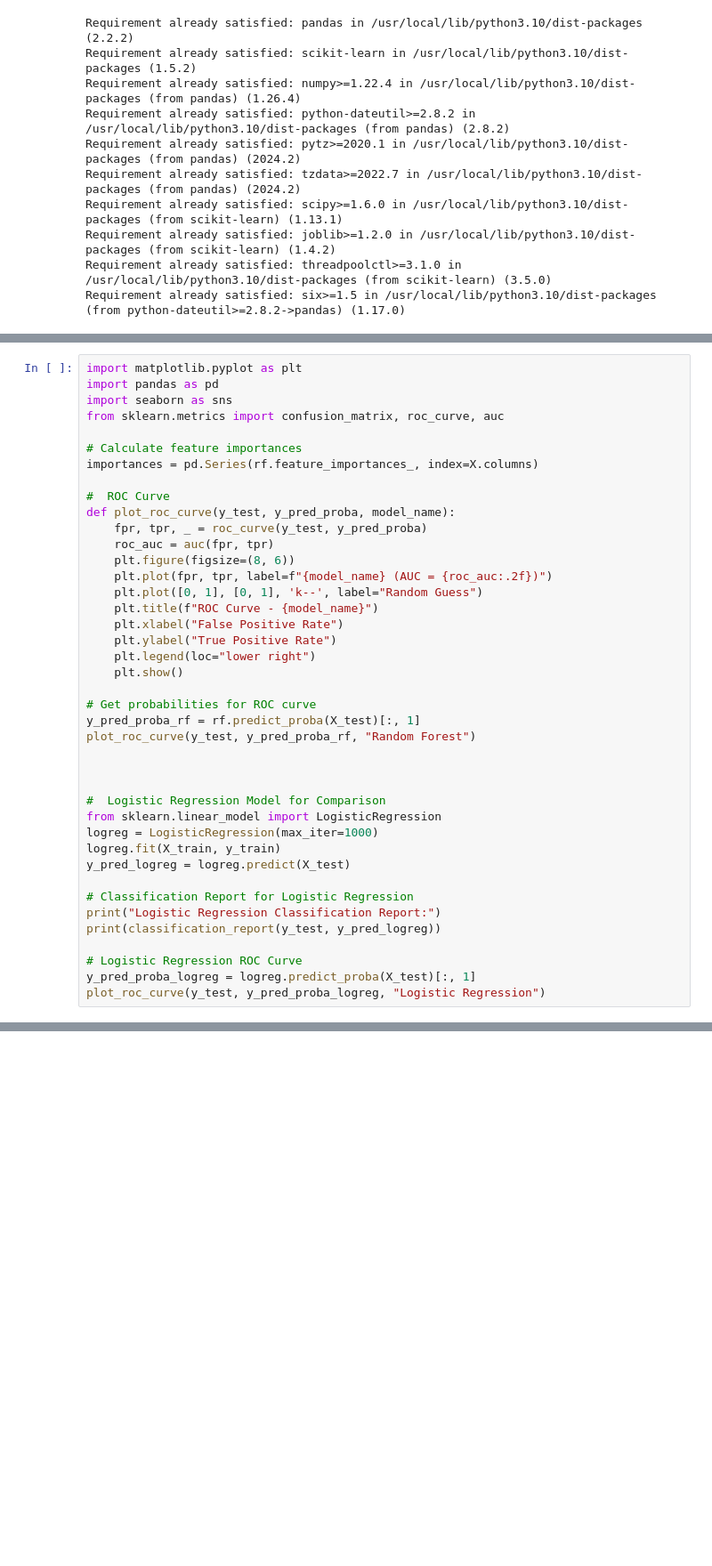
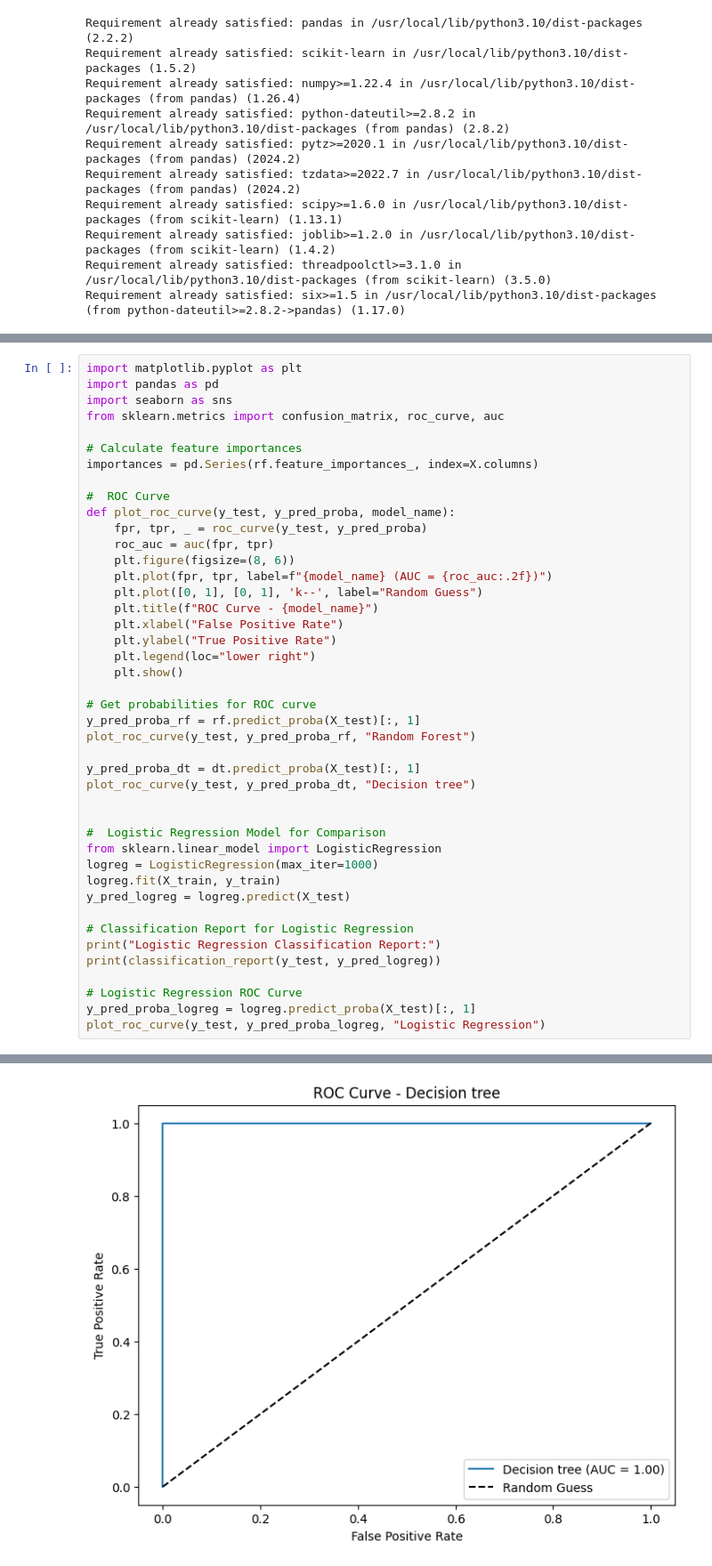
Before and after one commit to Athulkrishna-S/L-and-T, a Jupyter notebook: Customer_churn_prediction.ipynb, the cells around one changed output, grey strips where cells are left out. Shown: that part at 89% size. Saved outputs shown, nothing was run; the diff lists cells and outputs as text; blank space fills up the shorter version.

```diff
--- a/Customer_churn_prediction.ipynb
+++ b/Customer_churn_prediction.ipynb
@@ -107,33 +106,36 @@ def plot_roc_curve(y_test, y_pred_proba, model_name):
     plt.figure(figsize=(8, 6))
     plt.plot(fpr, tpr, label=f"{model_name} (AUC = {roc_auc:.2f})")
     plt.plot([0, 1], [0, 1], 'k--', label="Random Guess")
     plt.title(f"ROC Curve - {model_name}")
     plt.xlabel("False Positive Rate")
     plt.ylabel("True Positive Rate")
     plt.legend(loc="lower right")
     plt.show()
 
 # Get probabilities for ROC curve
 y_pred_proba_rf = rf.predict_proba(X_test)[:, 1]
 plot_roc_curve(y_test, y_pred_proba_rf, "Random Forest")
 
+y_pred_proba_dt = dt.predict_proba(X_test)[:, 1]
+plot_roc_curve(y_test, y_pred_proba_dt, "Decision tree")
 
 
 #  Logistic Regression Model for Comparison
 from sklearn.linear_model import LogisticRegression
 logreg = LogisticRegression(max_iter=1000)
 logreg.fit(X_train, y_train)
 y_pred_logreg = logreg.predict(X_test)
 
 # Classification Report for Logistic Regression
 print("Logistic Regression Classification Report:")
 print(classification_report(y_test, y_pred_logreg))
 
 # Logistic Regression ROC Curve
 y_pred_proba_logreg = logreg.predict_proba(X_test)[:, 1]
 plot_roc_curve(y_test, y_pred_proba_logreg, "Logistic Regression")
 # %% [output]
 [figure]
+[figure, new version]
 STOP: TOTAL NO. of ITERATIONS REACHED LIMIT.
 
 Increase the number of iterations (max_iter) or scale the data as shown in:
```
Also changed, not shown: parts of 2 cells of this notebook.
